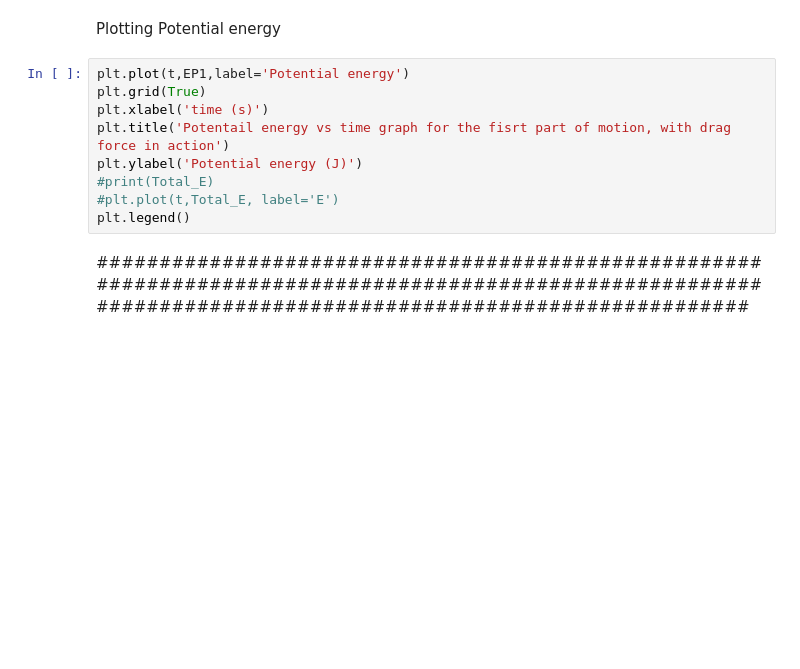
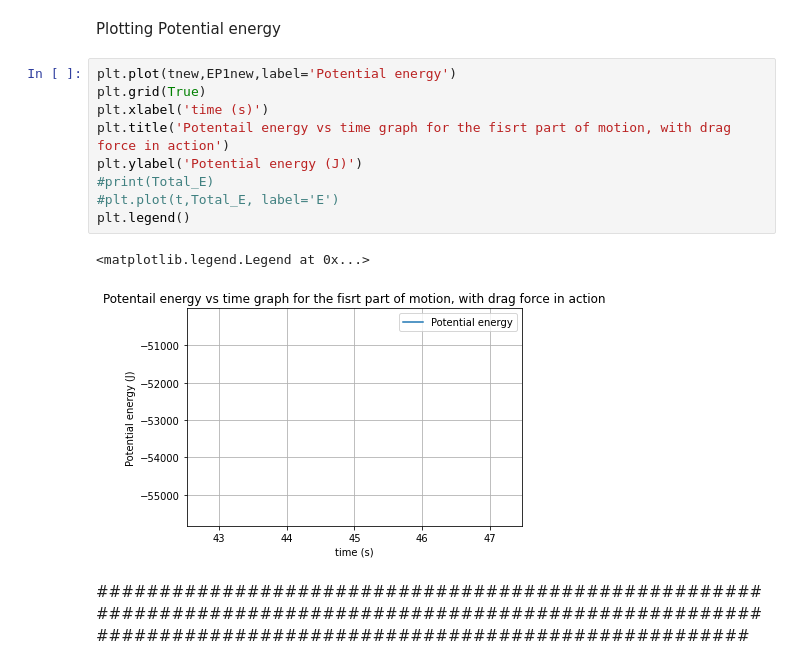
Before and after one commit to Thulisile2/Demo_GitHub, a Jupyter notebook: Group.ipynb, the cells around one changed output. Drawn from its saved outputs; the diff is of its cells as text; blank space fills up the shorter version.

```diff
--- a/Group.ipynb
+++ b/Group.ipynb
@@ -108,14 +126,17 @@ plt.legend()
 # %% [markdown]
 Plotting Potential energy
 # %%
-plt.plot(t,EP1,label='Potential energy')
+plt.plot(tnew,EP1new,label='Potential energy')
 plt.grid(True)
 plt.xlabel('time (s)')
 plt.title('Potentail energy vs time graph for the fisrt part of motion, with drag force in action')
 plt.ylabel('Potential energy (J)')
 #print(Total_E)
 #plt.plot(t,Total_E, label='E')
 plt.legend()
+# %% [output]
+<matplotlib.legend.Legend at 0x...>
+[figure, added]
 # %% [markdown]
 ##############################################################################################################################################################
 # %% [markdown]
```
Also changed, not shown: parts of 8 cells of this notebook.
